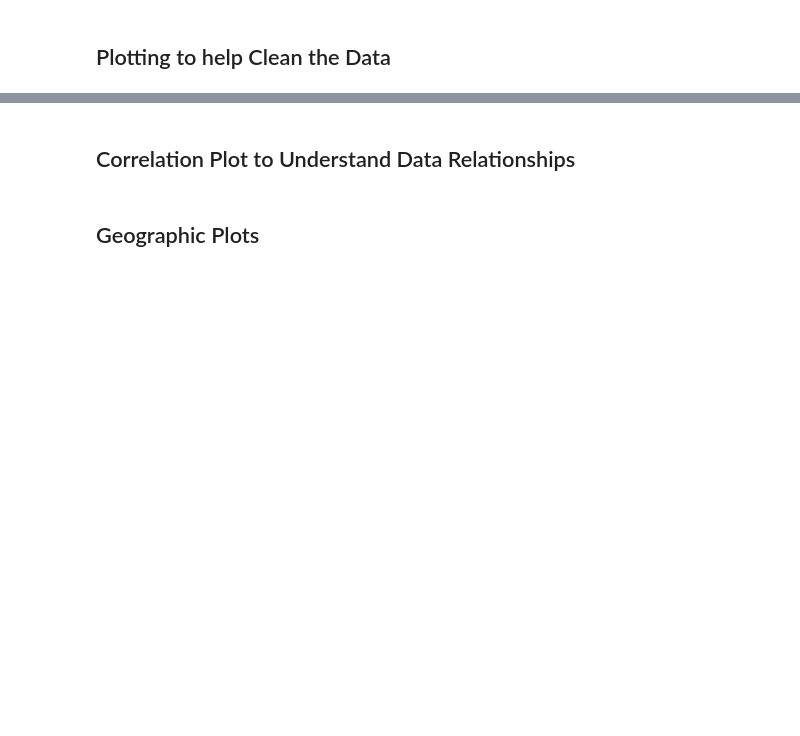
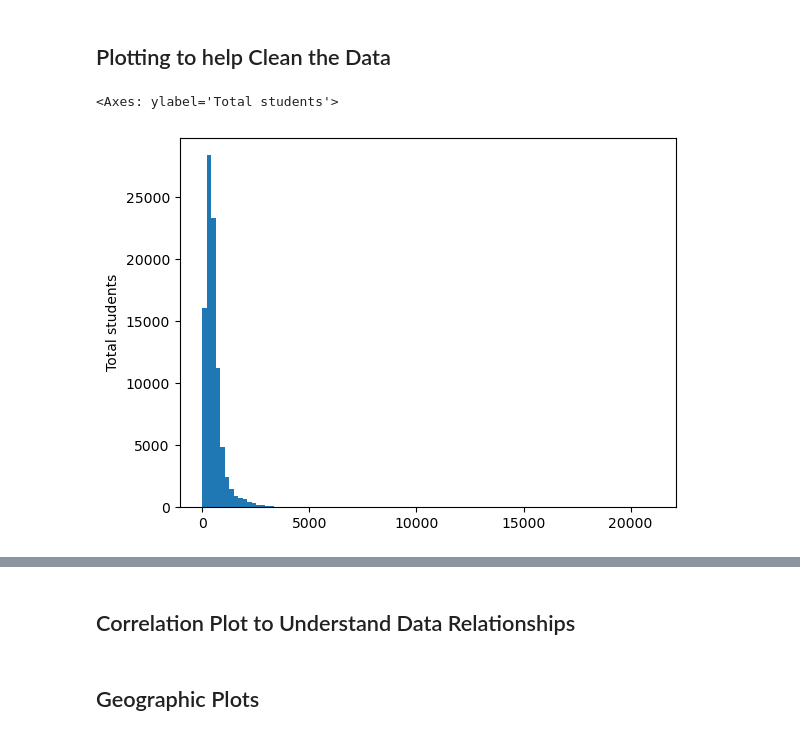
Before and after one commit to cold-quix/school-analysis, a Jupyter notebook: public_school_analysis.ipynb, the cells around one changed output, grey strips where cells are left out. Drawn from its saved outputs; the diff is of its cells as text; code cells hidden in the pictures; blank space fills up the shorter version.

```diff
--- a/public_school_analysis.ipynb
+++ b/public_school_analysis.ipynb
@@ -210,8 +209,15 @@ df_regulars
 # %% [markdown]
 ## Data Cleaning and dealing with nulls
 # %%
-# Check for nulls and determine the best approach for dealing with them
 # For each column, check if the number of non-null values is equal to the number of rows.
-# If there are nulls, replace them with a sensible value (0 for math; otherwise dropped
-
-df_regulars["SCHOOL_TYPE_TEXT"].count()
+# If there are nulls, replace them with a sensible value (0 for math; otherwise dropped).
+num_rows = df_regulars["SCHOOL_ID"].size
+math_cols = ["TOTAL", "TOTAL_TEACHERS", "STUDENT_TEACHER_RATIO", "ABORIGINAL_ALASKAN", "ASIAN", "BLACK", "HAWAIIAN_POLYNESIAN", "HISPANIC", "MULTIRACIAL", "WHITE", "LATITUDE", "LONGITUDE"]
+for col in df_regulars.columns:
+    if df_regulars[col].count() != num_rows:
+        if col in math_cols:
+            # Replace with 0s
+            df_regulars[col].fillna(0, inplace=True)
+        else:
+            # Drop nulls
+            df_regulars[col].dropna(inplace=True)
@@ -229,5 +242,9 @@ df_regulars["SCHOOL_TYPE_TEXT"].count()
 ## Plotting to help Clean the Data
 # %%
 # Plot a histogram of Total enrolled students and check for outliers
+df_regulars["TOTAL"].plot(kind="hist", bins=100, ylabel="Total students")
+# %% [output]
+<Axes: ylabel='Total students'>
+[figure, added]
 # %%
 # Plot a histogram of Total Teachers and check for outliers
```
Also changed, not shown: parts of 11 cells of this notebook.
